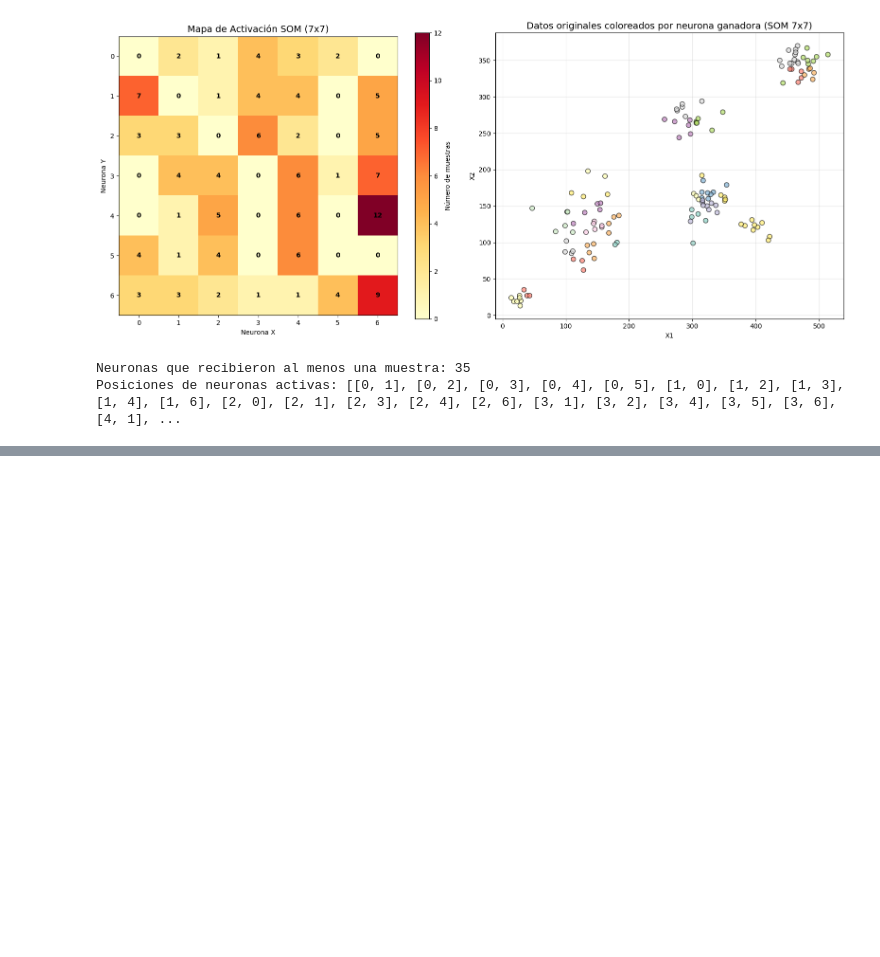
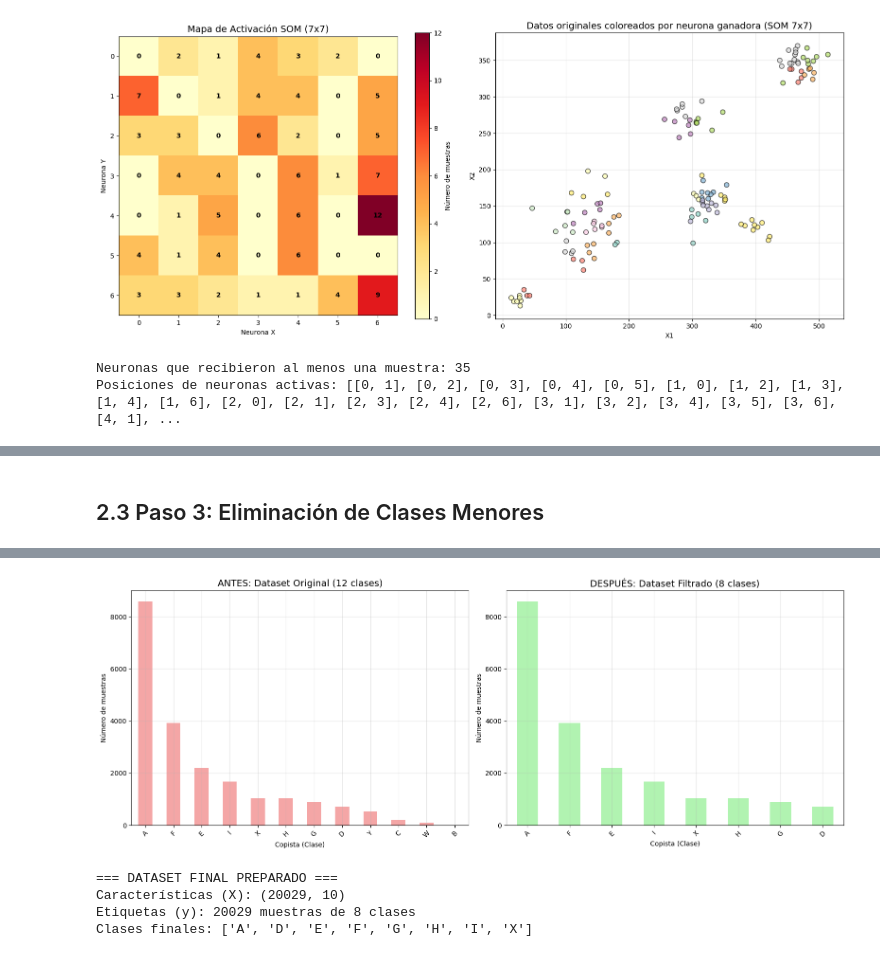
Before and after one commit to aalejoz25/Big_Data, a Jupyter notebook: aprendizaje_no_supervisado/trabajo_1/trabajo_1.ipynb, the cells around one changed output, grey strips where cells are left out. Cells and saved outputs as stored; diff of their text form; code cells hidden in the pictures; blank space fills up the shorter version.

```diff
--- a/aprendizaje_no_supervisado/trabajo_1/trabajo_1.ipynb
+++ b/aprendizaje_no_supervisado/trabajo_1/trabajo_1.ipynb
@@ -1138,0 +573,66 @@ K-means (K=6):
+# %% [markdown]
+## 2.3 Paso 3: Eliminación de Clases Menores
+# %%
+# Paso 3: Eliminación de las 4 clases con menor cantidad de datos
+print("=== PASO 3: ELIMINACIÓN DE CLASES MENORES ===")
+
+# Identificar clases a eliminar
+clases_a_eliminar = ['Y', 'C', 'W', 'B']
+print(f"Clases a eliminar: {clases_a_eliminar}")
+
+# Mostrar impacto de la eliminación
+muestras_eliminadas = df_avila_completo[df_avila_completo['class'].isin(clases_a_eliminar)].shape[0]
+print(f"Muestras que se eliminarán: {muestras_eliminadas} ({muestras_eliminadas/len(df_avila_completo)*100:.2f}%)")
+
+# Crear dataset filtrado
+df_avila_filtrado = df_avila_completo[~df_avila_completo['class'].isin(clases_a_eliminar)].copy()
+
+print(f"\nComparación antes y después:")
+print(f"  Dataset original:  {df_avila_completo.shape[0]} muestras, {len(df_avila_completo['class'].unique())} clases")
+print(f"  Dataset filtrado:  {df_avila_filtrado.shape[0]} muestras, {len(df_avila_filtrado['class'].unique())} clases")
+
+# Nueva distribución de clases
+nueva_distribucion = df_avila_filtrado['class'].value_counts().sort_values(ascending=False)
+print(f"\nNueva distribución de clases:")
+for clase, count in nueva_distribucion.items():
+    percentage = (count / len(df_avila_filtrado) * 100)
+    print(f"  Clase {clase}: {count} muestras ({percentage:.2f}%)")
+
+# Verificar balance de clases después del filtrado
+print(f"\n=== ANÁLISIS DE BALANCE ===")
+print(f"Clase más frecuente: {nueva_distribucion.index[0]} ({nueva_distribucion.iloc[0]} muestras)")
+print(f"Clase menos frecuente: {nueva_distribucion.index[-1]} ({nueva_distribucion.iloc[-1]} muestras)")
+ratio_balance = nueva_distribucion.iloc[0] / nueva_distribucion.iloc[-1]
+print(f"Ratio desbalance: {ratio_balance:.2f}:1")
+
+# Visualización comparativa
+fig, (ax1, ax2) = plt.subplots(1, 2, figsize=(16, 6))
+
+# Antes del filtrado
+class_distribution.plot(kind='bar', ax=ax1, color='lightcoral', alpha=0.7)
+ax1.set_title('ANTES: Dataset Original (12 clases)', fontsize=14)
+ax1.set_xlabel('Copista (Clase)')
+ax1.set_ylabel('Número de muestras')
+ax1.tick_params(axis='x', rotation=45)
+ax1.grid(True, alpha=0.3)
+
+# Después del filtrado
+nueva_distribucion.plot(kind='bar', ax=ax2, color='lightgreen', alpha=0.7)
+ax2.set_title('DESPUÉS: Dataset Filtrado (8 clases)', fontsize=14)
+ax2.set_xlabel('Copista (Clase)')
+ax2.set_ylabel('Número de muestras')
+ax2.tick_params(axis='x', rotation=45)
+ax2.grid(True, alpha=0.3)
+
+plt.tight_layout()
+plt.show()
+
+# Separar características y etiquetas para el análisis posterior
+X_avila = df_avila_filtrado.drop('class', axis=1)
+y_avila = df_avila_filtrado['class']
+
+print(f"\n=== DATASET FINAL PREPARADO ===")
+print(f"Características (X): {X_avila.shape}")
+print(f"Etiquetas (y): {len(y_avila)} muestras de {len(y_avila.unique())} clases")
+print(f"Clases finales: {sorted(y_avila.unique())}")
+# %% [output]
@@ -1138,0 +656,5 @@ K-means (K=6):
+[figure, added]
+=== DATASET FINAL PREPARADO ===
+Características (X): (20029, 10)
+Etiquetas (y): 20029 muestras de 8 clases
+Clases finales: ['A', 'D', 'E', 'F', 'G', 'H', 'I', 'X']
```
Also changed, not shown: parts of 48 cells of this notebook, 4 other files.
